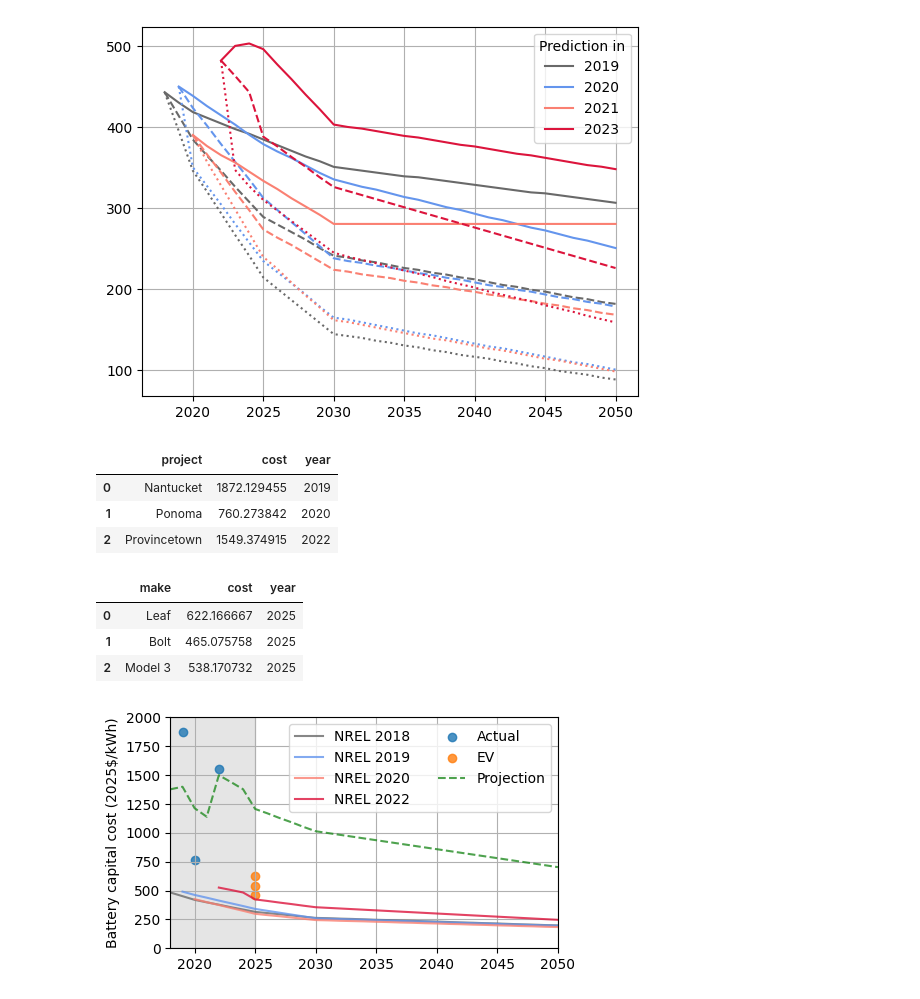
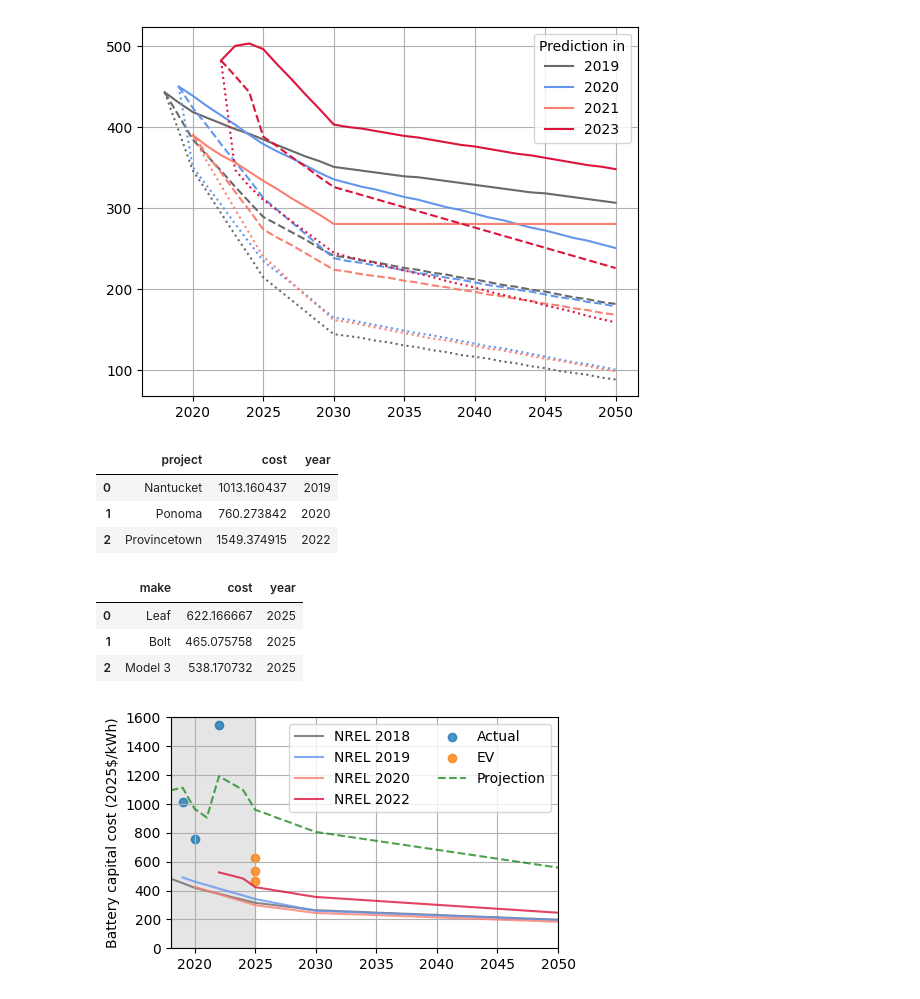
Before and after one commit to mit-shin-group/storage-value, a Jupyter notebook: notebooks/nrel_battery_costs.ipynb, the cells around one changed output. Saved outputs shown, nothing was run; the diff lists cells and outputs as text; code cells hidden in the pictures.

Commit message:
update cost update based on PNNL and add backup generation

```diff
--- a/notebooks/nrel_battery_costs.ipynb
+++ b/notebooks/nrel_battery_costs.ipynb
@@ -35,13 +35,16 @@ plt.grid()
 # %% [output]
 [figure]
 # %%
-utility_projects = pd.DataFrame({"project": ["Nantucket", "Ponoma", "Provincetown"], "cost": 1000*np.array([72/48, 7.4/12, 54/38]), "year": [2019, 2020, 2022]})
+# for Nantucket battery costs, Section 3.3 in the PNNL study estimates an investment cost of $33million for the battery and $35.6million for the CTG, for a total cost of $68.6million
+# the actual cost was $81million (https://www.utilitydive.com/news/Tesla-national-grid-battery-energy-storage-8hour-long-duration-diesel-generation-system-nantucket/564428/)
+# allocate the cost overrun proportionally between battery and CTG
+utility_projects = pd.DataFrame({"project": ["Nantucket", "Ponoma", "Provincetown"], "cost": 1000*np.array([(33/68.6)*81/48, 7.4/12, 54/38]), "year": [2019, 2020, 2022]})
 for i in range(len(utility_projects)):
     utility_projects.loc[i, 'cost'] = utility_projects.iloc[i]["cost"] * consumer_price_index[reference_year] / consumer_price_index[utility_projects.iloc[i]["year"]]
 utility_projects
 # %% [output]
 |  | project | cost | year |
-| 0 | Nantucket | 1872.129455 | 2019 |
+| 0 | Nantucket | 1013.160437 | 2019 |
 | 1 | Ponoma | 760.273842 | 2020 |
 | 2 | Provincetown | 1549.374915 | 2022 |
 # %%
@@ -75,26 +78,26 @@ dist = pd.DataFrame({"year": nrel_updated["year"], "cost": dist_factor * nrel_up
 # %%
 plt.figure(figsize=(5, 3))
 color_list = ["dimgray", "cornflowerblue", "salmon", "crimson"]
 # gray past
 plt.axvspan(xmin=2018, xmax=2025, color='gray', alpha=0.2)  # Vertical gray box
 # NREL predictions
 for yr in prediction_years:
     # plt.fill_between(nrel[yr]["year"], nrel[yr]["low"], nrel[yr]["high"], label = yr+1, alpha = 1 - 0.75 * prediction_years.index(yr)/len(prediction_years))
     # plt.plot(nrel[yr]["year"], nrel[yr]["low"], color = color_list[prediction_years.index(yr)], linestyle = "dotted")
     plt.plot(nrel[yr]["year"], nrel[yr]["mid"], color = color_list[prediction_years.index(yr)], linestyle = "solid", label = "NREL " + str(yr), alpha = 0.8)
     # plt.plot(nrel[yr]["year"], nrel[yr]["high"], color = color_list[prediction_years.index(yr)], linestyle = "solid", label = yr + 1)
 # NE distribution batteries
 plt.scatter(utility_projects.year, utility_projects.cost, label = 'Actual', alpha = 0.8)
 # EV
 plt.scatter(cars.year, cars.cost, label = 'EV', alpha = 0.8)
 # Distribution battery cost projection
 plt.plot(dist.year, dist.cost, linestyle = "dashed", color = "forestgreen", label = "Projection", alpha = 0.8)
 # Formatting
 plt.legend(ncols = 2)
-plt.axis([2018, 2050, 0, 2000])
+plt.axis([2018, 2050, 0, 1600])
 plt.ylabel("Battery capital cost (2025$/kWh)")
 plt.grid()
 plt.savefig('../pics/battery_cost.svg', format='svg', bbox_inches = 'tight')
 plt.savefig('../pics/battery_cost.pdf', format='pdf', bbox_inches = 'tight')
 # %% [output]
-[figure, old version]
+[figure, new version]
```
Also changed, not shown: 7 other files.
